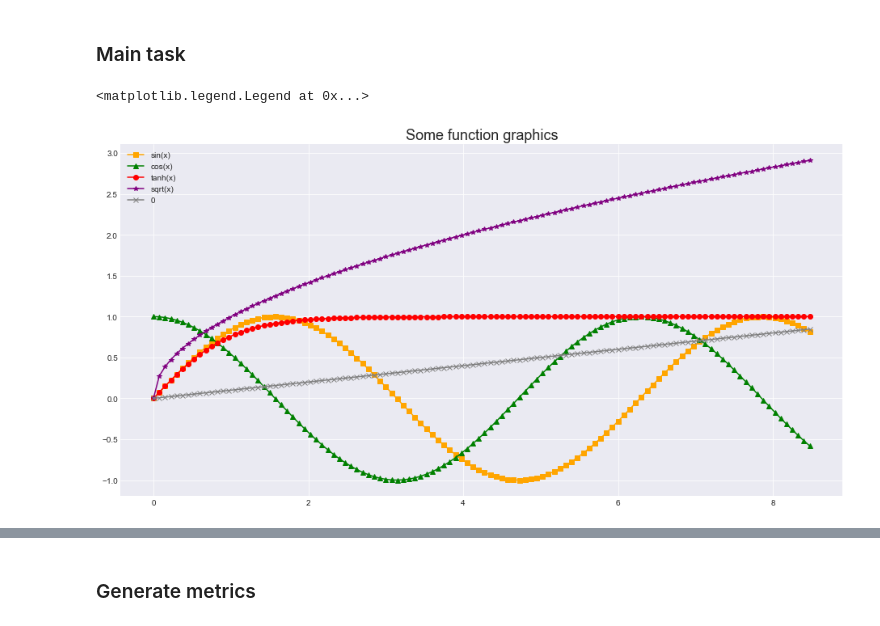
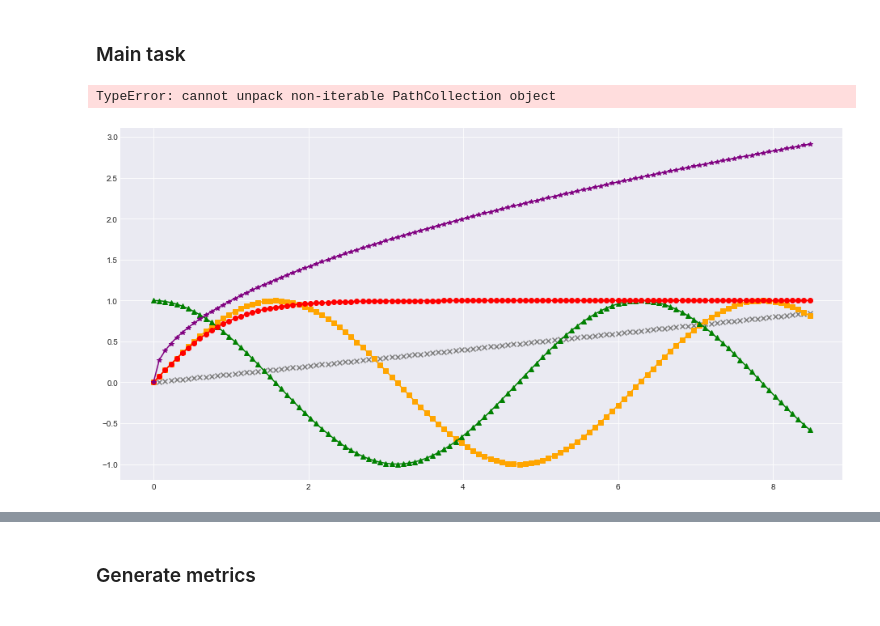
Before and after one commit to jurilents/ml-2021, a Jupyter notebook: Lab1/main.ipynb, the cells around one changed output, grey strips where cells are left out. Cells and saved outputs as stored; diff of their text form; code cells hidden in the pictures.

Commit message:
Add some random things

```diff
--- a/Lab1/main.ipynb
+++ b/Lab1/main.ipynb
@@ -372,14 +409,20 @@ def linear0(x):
 def linear1(x):
     return 1
 # %%
-def func(start, count, step, fn):
+def func(start, count, step, fn, use_random=False, rand=0.1):
     x = []
     y = []
     stop = count * step + start + 1
 
-    for i in np.arange(start, stop, step):
-        x.append(i)
-        y.append(fn(i))
+    if use_random:
+        for i in np.arange(start, stop, step):
+            x.append(i)
+            y.append(fn(i) + (rnd.random() - 0.5) * rand)
+    else:
+        for i in np.arange(start, stop, step):
+            x.append(i)
+            y.append(fn(i))
+
 
     return np.array(x), np.array(y)
 # %% [markdown]
@@ -487,23 +530,23 @@ figure.savefig('./sin.png')
 # %%
 figure, axis = plt.subplots()
 
 x1, y1 = func(0, 100, 0.075, sin)
 line1, = axis.plot(x1, y1, marker='s', color='orange', label='sin(x)')
 
 x2, y2 = func(0, 100, 0.075, cos)
 line2, = axis.plot(x2, y2, marker='^', color='green', label='cos(x)')
 
 x3, y3 = func(0, 100, 0.075, tanh)
 line3, = axis.plot(x3, y3, marker='o',  color='red', label='tanh(x)')
 
 x4, y4 = func(0, 100, 0.075, parabola05)
 line4, = axis.plot(x4, y4, marker='*', color='purple', label='sqrt(x)')
 
 x0, y0 = func(0, 100, 0.075, lambda x: x / 10)
-line0, = axis.plot(x0, y0, marker='x', color='gray', label='0')
+line0, = axis.scatter(x0, y0, marker='x', color='gray', label='0')
 
 axis.set_title('Some function graphics', fontsize=18)
 axis.legend()
 # %% [output]
-<matplotlib.legend.Legend at 0x...>
+TypeError: cannot unpack non-iterable PathCollection object
-[figure, old version]
+[figure, new version]
```
Also changed, not shown: parts of 26 cells of this notebook, 2 other files.
